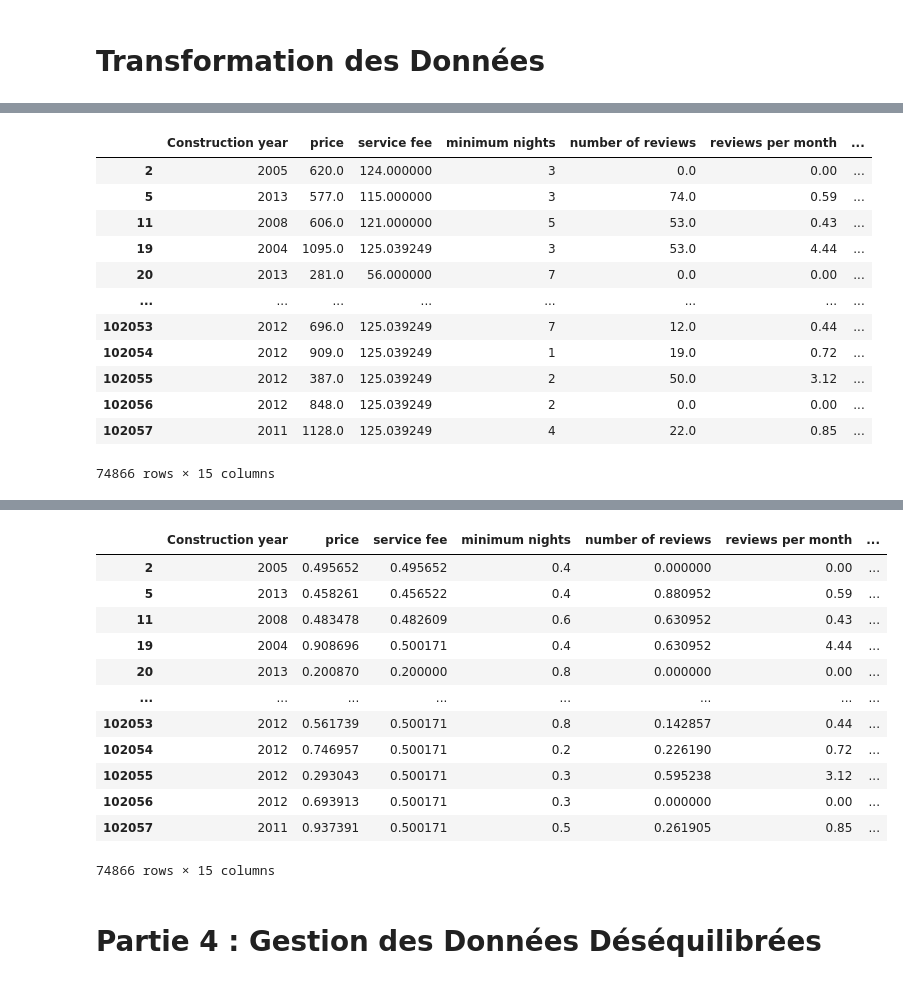
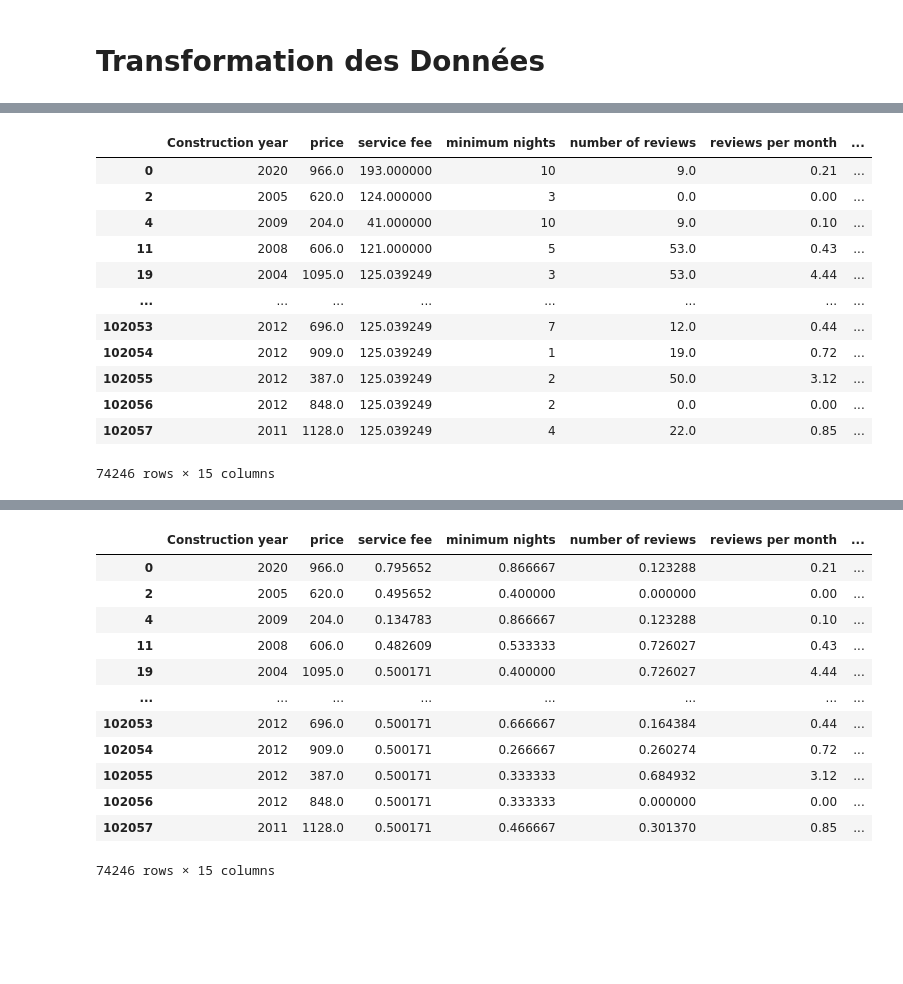
Before and after one commit to abderrahmanboubligha/tp_machine_learning, a Jupyter notebook: TP1_Pretraitement_Airbnb.ipynb, the cells around one changed output, grey strips where cells are left out. Cells and saved outputs as stored; diff of their text form; code cells hidden in the pictures; blank space fills up the shorter version.

Commit message:
i forgot : we can't make normalisation for the target column

```diff
--- a/TP1_Pretraitement_Airbnb.ipynb
+++ b/TP1_Pretraitement_Airbnb.ipynb
@@ -476,8 +492,10 @@ for col in columns:
 # %%
 def remove_outliers_all(df, cols):
     for col in cols:
-        Q1 = df[col].quantile(0.25)
-        Q3 = df[col].quantile(0.75)
+        stats = df[col].describe()
+
+        Q1 = stats['25%']
+        Q3 = stats['75%']
         IQR = Q3 - Q1
 
         lower = Q1 - 1.5 * IQR
@@ -486,8 +504,7 @@ def remove_outliers_all(df, cols):
         df = df[(df[col] >= lower) & (df[col] <= upper)]
 
     return df
-
-data = remove_outliers_all(data, ["price", "minimum nights", "number of reviews"])
+data = remove_outliers_all(data, ["number of reviews", "minimum nights"])
 # %%
 columns = ["price", "minimum nights", "number of reviews"]
 
@@ -555,18 +572,18 @@ data = pd.concat([data, encoded_df], axis=1)
 data
 # %% [output]
 |  | Construction year | price | service fee | minimum nights | number of reviews | reviews per month | ... |
+| 0 | 2020 | 966.0 | 193.000000 | 10 | 9.0 | 0.21 | ... |
 | 2 | 2005 | 620.0 | 124.000000 | 3 | 0.0 | 0.00 | ... |
-| 5 | 2013 | 577.0 | 115.000000 | 3 | 74.0 | 0.59 | ... |
+| 4 | 2009 | 204.0 | 41.000000 | 10 | 9.0 | 0.10 | ... |
 | 11 | 2008 | 606.0 | 121.000000 | 5 | 53.0 | 0.43 | ... |
 | 19 | 2004 | 1095.0 | 125.039249 | 3 | 53.0 | 4.44 | ... |
-| 20 | 2013 | 281.0 | 56.000000 | 7 | 0.0 | 0.00 | ... |
 | ... | ... | ... | ... | ... | ... | ... | ... |
 | 102053 | 2012 | 696.0 | 125.039249 | 7 | 12.0 | 0.44 | ... |
 | 102054 | 2012 | 909.0 | 125.039249 | 1 | 19.0 | 0.72 | ... |
 | 102055 | 2012 | 387.0 | 125.039249 | 2 | 50.0 | 3.12 | ... |
 | 102056 | 2012 | 848.0 | 125.039249 | 2 | 0.0 | 0.00 | ... |
 | 102057 | 2011 | 1128.0 | 125.039249 | 4 | 22.0 | 0.85 | ... |
-74866 rows × 15 columns
+74246 rows × 15 columns
 # %%
 data.isna().sum()
 # %% [output]
@@ -587,32 +604,29 @@ room type_Private room             0
 room type_Shared room              0
 dtype: int64
 # %%
-# Normalisation et standardisation
+# Normalisation
 numeric_cols = [
-    "price",
     "service fee",
     "minimum nights",
     "number of reviews"
 ]
 
 scaler = MinMaxScaler()
 
 data_minmax = data.copy()
 data_minmax[numeric_cols] = scaler.fit_transform(data[numeric_cols])
 data_minmax
 # %% [output]
 |  | Construction year | price | service fee | minimum nights | number of reviews | reviews per month | ... |
-| 2 | 2005 | 0.495652 | 0.495652 | 0.4 | 0.000000 | 0.00 | ... |
-| 5 | 2013 | 0.458261 | 0.456522 | 0.4 | 0.880952 | 0.59 | ... |
-| 11 | 2008 | 0.483478 | 0.482609 | 0.6 | 0.630952 | 0.43 | ... |
-| 19 | 2004 | 0.908696 | 0.500171 | 0.4 | 0.630952 | 4.44 | ... |
-| 20 | 2013 | 0.200870 | 0.200000 | 0.8 | 0.000000 | 0.00 | ... |
+| 0 | 2020 | 966.0 | 0.795652 | 0.866667 | 0.123288 | 0.21 | ... |
+| 2 | 2005 | 620.0 | 0.495652 | 0.400000 | 0.000000 | 0.00 | ... |
+| 4 | 2009 | 204.0 | 0.134783 | 0.866667 | 0.123288 | 0.10 | ... |
+| 11 | 2008 | 606.0 | 0.482609 | 0.533333 | 0.726027 | 0.43 | ... |
+| 19 | 2004 | 1095.0 | 0.500171 | 0.400000 | 0.726027 | 4.44 | ... |
 | ... | ... | ... | ... | ... | ... | ... | ... |
-| 102053 | 2012 | 0.561739 | 0.500171 | 0.8 | 0.142857 | 0.44 | ... |
-| 102054 | 2012 | 0.746957 | 0.500171 | 0.2 | 0.226190 | 0.72 | ... |
-| 102055 | 2012 | 0.293043 | 0.500171 | 0.3 | 0.595238 | 3.12 | ... |
-| 102056 | 2012 | 0.693913 | 0.500171 | 0.3 | 0.000000 | 0.00 | ... |
-| 102057 | 2011 | 0.937391 | 0.500171 | 0.5 | 0.261905 | 0.85 | ... |
+| 102053 | 2012 | 696.0 | 0.500171 | 0.666667 | 0.164384 | 0.44 | ... |
+| 102054 | 2012 | 909.0 | 0.500171 | 0.266667 | 0.260274 | 0.72 | ... |
+| 102055 | 2012 | 387.0 | 0.500171 | 0.333333 | 0.684932 | 3.12 | ... |
+| 102056 | 2012 | 848.0 | 0.500171 | 0.333333 | 0.000000 | 0.00 | ... |
+| 102057 | 2011 | 1128.0 | 0.500171 | 0.466667 | 0.301370 | 0.85 | ... |
-74866 rows × 15 columns
+74246 rows × 15 columns
-# %% [markdown]
-# Partie 4 : Gestion des Données Déséquilibrées
```
Also changed, not shown: parts of 5 cells of this notebook.
